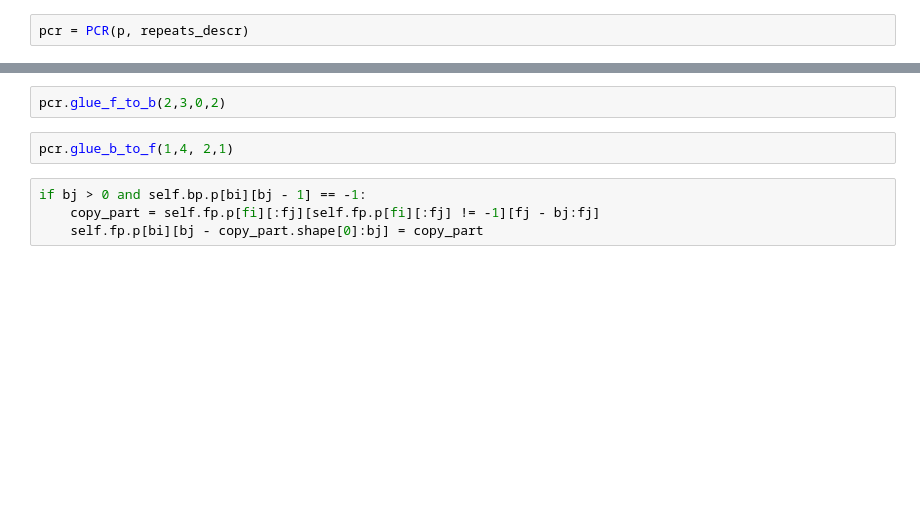
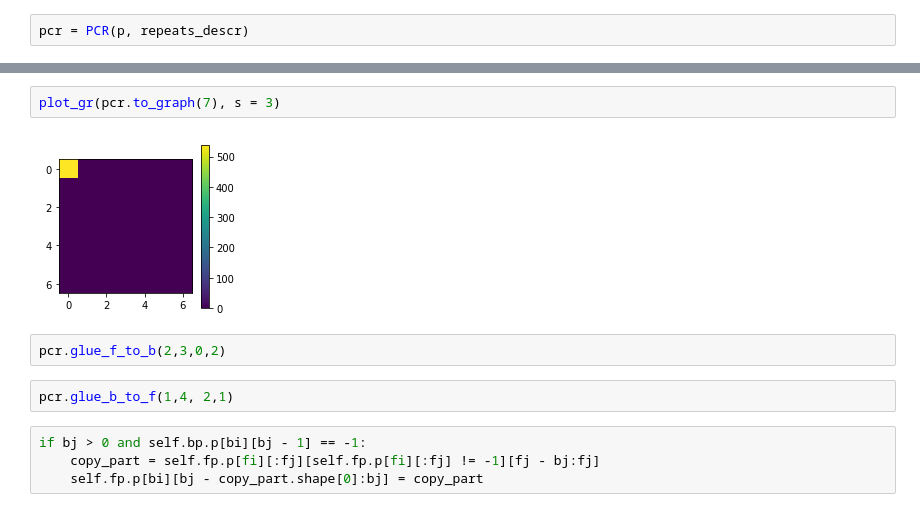
Before and after one commit to rykachevskiy/CRISPR, a Jupyter notebook: Probabilistic_model/amplifier_repeats-each-to-each.ipynb, the cells around one changed output, grey strips where cells are left out. Cells and saved outputs as stored; diff of their text form; blank space fills up the shorter version.

```diff
--- a/Probabilistic_model/amplifier_repeats-each-to-each.ipynb
+++ b/Probabilistic_model/amplifier_repeats-each-to-each.ipynb
@@ -214,3 +301,7 @@ array([[-1, -1,  0, 10,  0, -1, -1, -1],
+# %%
+plot_gr(pcr.to_graph(7), s = 3)
+# %% [output]
+[figure, added]
 # %%
 pcr.glue_f_to_b(2,3,0,2)
 # %%
```
Also changed, not shown: parts of 13 cells of this notebook.
